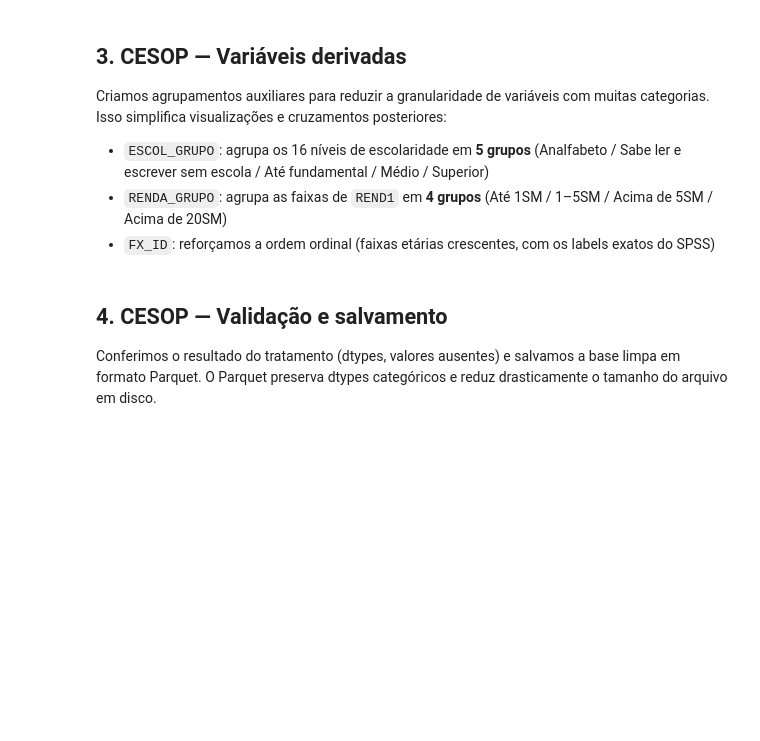
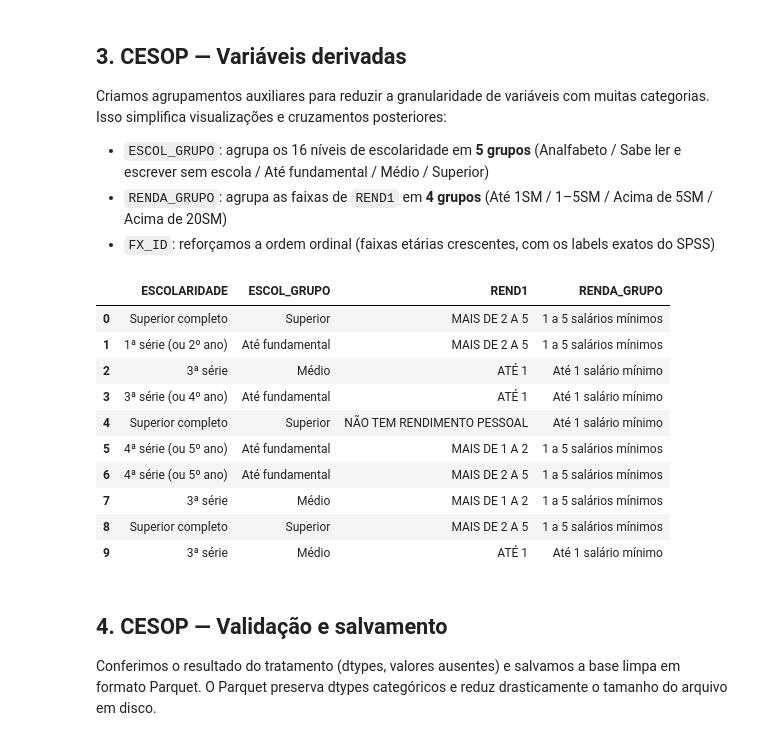
Before and after one commit to edfeherr/projeto-eda-democracia, a Jupyter notebook: notebooks/01_exploracao_base.ipynb, the cells around one changed output. Drawn from its saved outputs; the diff is of its cells as text; code cells hidden in the pictures; blank space fills up the shorter version.

```diff
--- a/notebooks/01_exploracao_base.ipynb
+++ b/notebooks/01_exploracao_base.ipynb
@@ -285,39 +275,46 @@ df_cesop['ESCOL_GRUPO'] = pd.Categorical(
 # RENDA_GRUPO: agrega as faixas de REND1 em 4 grupos.
 # Combinamos os extremos para reduzir esparsidade nas tabelas cruzadas.
 renda_ate_1sm = {'ATÉ 1', 'NÃO TEM RENDIMENTO PESSOAL'}
 
 renda_1_5sm = {'MAIS DE 1 A 2', 'MAIS DE 2 A 5'}
 
 renda_acima_5sm = {
     'MAIS DE 5 A 10',
     'MAIS DE 10 A 20',
 }
 
 renda_acima_20 = {'MAIS DE 20'}
 
 def _classificar_renda(valor):
     if valor in renda_ate_1sm:
         return 'Até 1 salário mínimo'
     if valor in renda_1_5sm:
         return '1 a 5 salários mínimos'
     if valor in renda_acima_5sm:
         return 'Acima de 5 salários mínimos'
     if valor in renda_acima_20:
         return 'Acima de 20 salários mínimos'
     return np.nan
 
 df_cesop['RENDA_GRUPO'] = pd.Categorical(
     df_cesop['REND1'].astype(object).map(_classificar_renda),
     categories=['Até 1 salário mínimo', '1 a 5 salários mínimos', 'Acima de 5 salários mínimos', 'Acima de 20 salários mínimos'],
     ordered=True,
 )
 
-# Reforça a ordem natural de FX_ID (faixa etária ordinal).
-ordem_fx = ['16 E 17', '18 A 24', '25 A 34', '35 A 44', '45 A 54', '55 A 64', '65 E MAIS']
-df_cesop['FX_ID'] = pd.Categorical(df_cesop['FX_ID'].astype(object),
-                                    categories=ordem_fx, ordered=True)
-
-df_cesop[['ESCOLARIDADE', 'ESCOL_GRUPO', 'REND1', 'RENDA_GRUPO', 'FX_ID']].head(10)
+df_cesop[['ESCOLARIDADE', 'ESCOL_GRUPO', 'REND1', 'RENDA_GRUPO']].head(10)
+# %% [output]
+|  | ESCOLARIDADE | ESCOL_GRUPO | REND1 | RENDA_GRUPO |
+| 0 | Superior completo | Superior | MAIS DE 2 A 5 | 1 a 5 salários mínimos |
+| 1 | 1ª série (ou 2º ano) | Até fundamental | MAIS DE 2 A 5 | 1 a 5 salários mínimos |
+| 2 | 3ª série | Médio | ATÉ 1 | Até 1 salário mínimo |
+| 3 | 3ª série (ou 4º ano) | Até fundamental | ATÉ 1 | Até 1 salário mínimo |
+| 4 | Superior completo | Superior | NÃO TEM RENDIMENTO PESSOAL | Até 1 salário mínimo |
+| 5 | 4ª série (ou 5º ano) | Até fundamental | MAIS DE 1 A 2 | 1 a 5 salários mínimos |
+| 6 | 4ª série (ou 5º ano) | Até fundamental | MAIS DE 2 A 5 | 1 a 5 salários mínimos |
+| 7 | 3ª série | Médio | MAIS DE 1 A 2 | 1 a 5 salários mínimos |
+| 8 | Superior completo | Superior | MAIS DE 2 A 5 | 1 a 5 salários mínimos |
+| 9 | 3ª série | Médio | ATÉ 1 | Até 1 salário mínimo |
 # %% [markdown]
 ## 4. CESOP — Validação e salvamento
 
```
Also changed, not shown: parts of 11 cells of this notebook, 2 other files.
